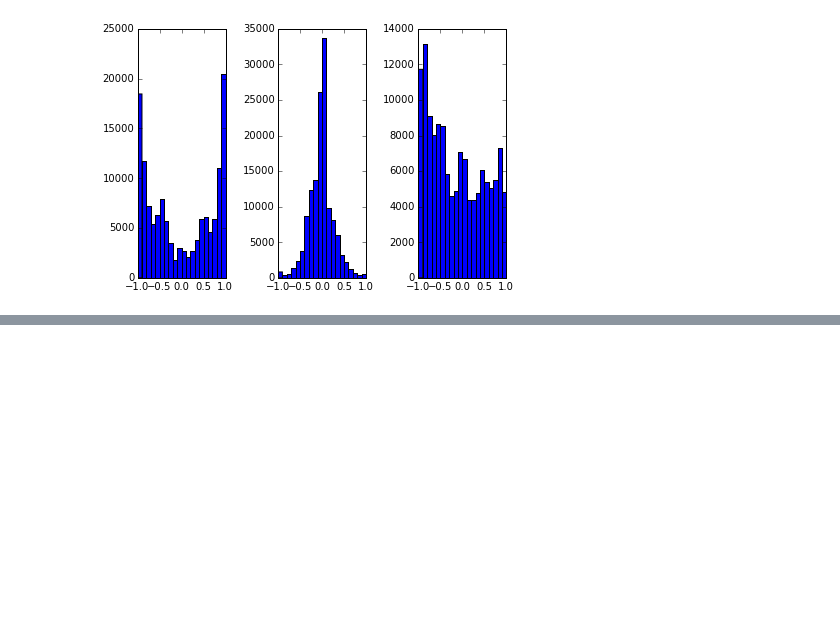
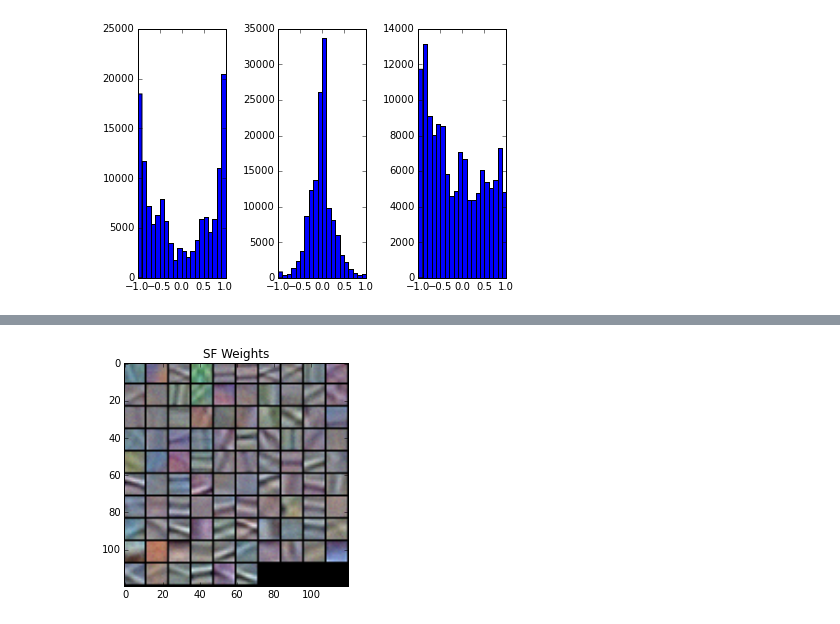
Before and after one commit to pulkitag/caffe, a Jupyter notebook: modelFiles/keypoints/documentation/Relative-Rotations.ipynb, the cells around one changed output, grey strips where cells are left out. Cells and saved outputs as stored; diff of their text form; code cells hidden in the pictures; blank space fills up the shorter version.

```diff
--- a/modelFiles/keypoints/documentation/Relative-Rotations.ipynb
+++ b/modelFiles/keypoints/documentation/Relative-Rotations.ipynb
@@ -412,0 +436,12 @@ Distribution of Translation
+# %%
+numIter = 20000
+cPrms = pci.get_caffe_prms(concatLayer='conv5', convConcat=True, contextPad=16)
+exp   = pci.get_experiment_object(prms, cPrms)
+defFile = '/work4/pulkitag-code/pkgs/caffe-v2-2/modelFiles/kitti/base_files/kitti_conv1.prototxt'
+exp.init_from_external(cPrms['solver'], defFile)
+modelName = exp.get_snapshot_name(numIter)
+net    = mp.MyNet(defFile, modelName)
+ax1 = plt.subplot(1,1,1)
+net.vis_weights('conv1', ax=ax1, titleName='SF Weights')
+# %% [output]
+[figure, added]
```
Also changed, not shown: parts of 2 cells of this notebook, 4 other files.
